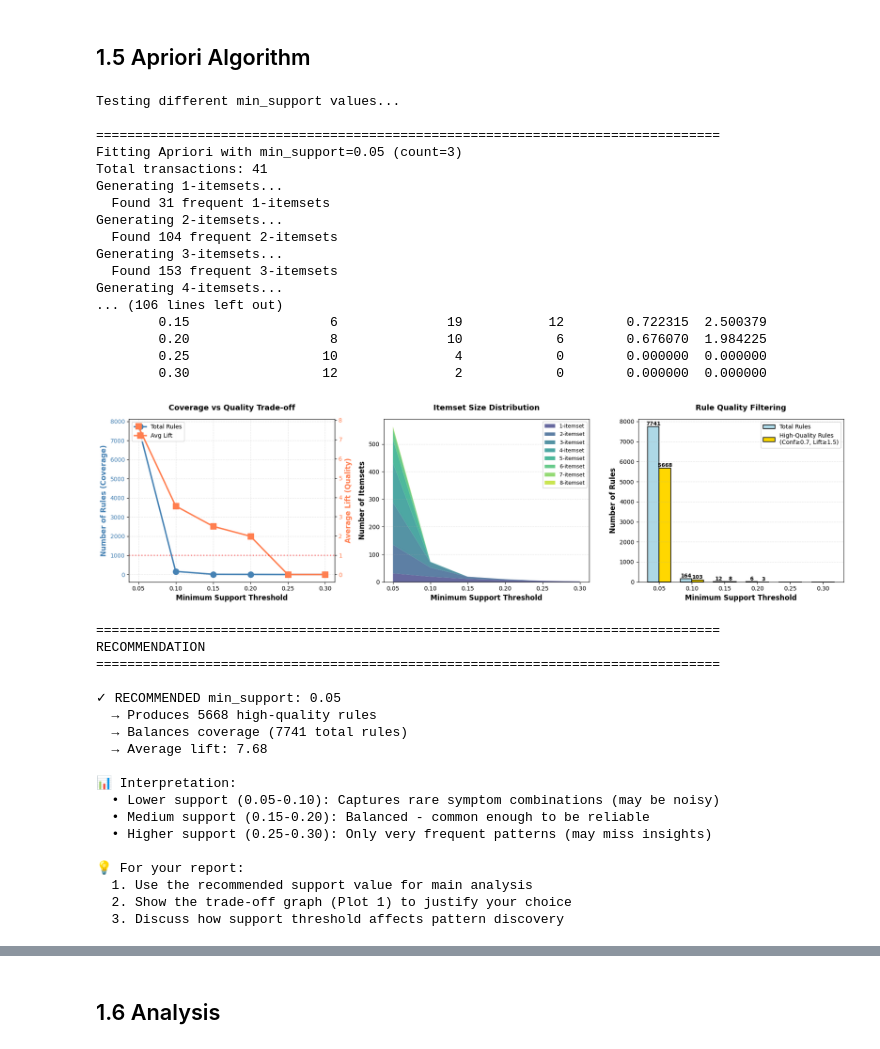
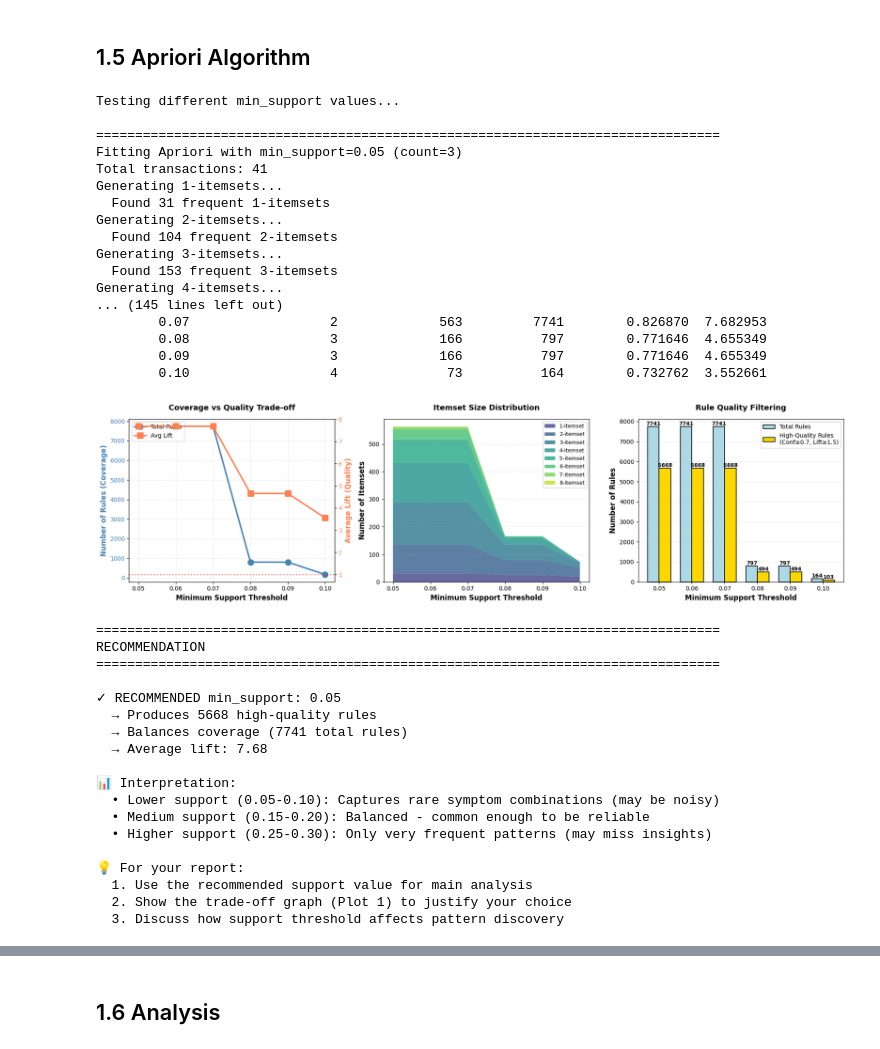
Before and after one commit to xjialu/4020a2, a Jupyter notebook: shao/task1/task1_apriori.ipynb, the cells around one changed output, grey strips where cells are left out. Cells and saved outputs as stored; diff of their text form; code cells hidden in the pictures.

```diff
--- a/shao/task1/task1_apriori.ipynb
+++ b/shao/task1/task1_apriori.ipynb
@@ -54,11 +54,10 @@ def normalize_symptoms(df, normalization_dict):
 
 def merge_disease_symptoms(df):
     """
-    Merge multiple rows per disease into single rows with all symptoms.
+    Merge the disease symptoms
     """
     symptom_cols = [col for col in df.columns if "Symptom" in col]
 
-    # Collect all unique symptoms per disease
     disease_symptoms = {}
     for _, row in df.iterrows():
         disease = row["Disease"]
@@ -68,8 +67,9 @@ def merge_disease_symptoms(df):
             disease_symptoms[disease] = set()
         disease_symptoms[disease].update(symptoms)
 
-    # Create merged dataframe
     merged_data = []
+    max_symptoms = max(len(syms) for syms in disease_symptoms.values())
+
     for disease, symptoms in disease_symptoms.items():
         symptoms_list = sorted(list(symptoms))
         row_dict = {"Disease": disease}
@@ -77,17 +77,16 @@ def merge_disease_symptoms(df):
         for i, symptom in enumerate(symptoms_list, 1):
             row_dict[f"Symptom_{i}"] = symptom
 
+        # Fill remaining columns with NaN
+        for i in range(len(symptoms_list) + 1, max_symptoms + 1):
+            row_dict[f"Symptom_{i}"] = np.nan
+
         merged_data.append(row_dict)
 
     df_merged = pd.DataFrame(merged_data)
 
-    # Ensure all Symptom columns exist
-    for i in range(1, len(df_merged.columns)):
-        if f"Symptom_{i}" not in df_merged.columns:
-            df_merged[f"Symptom_{i}"] = np.nan
-
     # Reorder columns
-    cols = ["Disease"] + [f"Symptom_{i}" for i in range(1, len(df_merged.columns))]
+    cols = ["Disease"] + [f"Symptom_{i}" for i in range(1, max_symptoms + 1)]
     df_merged = df_merged[cols]
 
     return df_merged
@@ -198,7 +197,7 @@ transactions = convert_to_transactions(df_final)
 import pandas as pd
 
 # Define range of min_support values to test
-support_values = [0.05, 0.1, 0.15, 0.2, 0.25, 0.3]
+support_values = [0.05, 0.06, 0.07, 0.08, 0.09, 0.1]
 
 # Store metrics for comparison
 results = []
@@ -431,39 +430,39 @@ print(f"\n✓ RECOMMENDED min_support: {optimal_support}")
 print(f"  → Produces {optimal_rules} high-quality rules")
 print(
     f"  → Balances coverage ({comparison_df.loc[optimal_idx, 'total_rules']} total rules)"
 )
 print(f"  → Average lift: {comparison_df.loc[optimal_idx, 'avg_lift']:.2f}")
 
 print("\n📊 Interpretation:")
 print(
     "  • Lower support (0.05-0.10): Captures rare symptom combinations (may be noisy)"
 )
 print("  • Medium support (0.15-0.20): Balanced - common enough to be reliable")
 print("  • Higher support (0.25-0.30): Only very frequent patterns (may miss insights)")
 
 print("\n💡 For your report:")
 print("  1. Use the recommended support value for main analysis")
 print("  2. Show the trade-off graph (Plot 1) to justify your choice")
 print("  3. Discuss how support threshold affects pattern discovery")
 # %% [output]
 Testing different min_support values...
 
 ================================================================================
 Fitting Apriori with min_support=0.05 (count=3)
 Total transactions: 41
 Generating 1-itemsets...
   Found 31 frequent 1-itemsets
 Generating 2-itemsets...
   Found 104 frequent 2-itemsets
 Generating 3-itemsets...
   Found 153 frequent 3-itemsets
 Generating 4-itemsets...
-... (106 lines left out)
-        0.15                  6              19           12        0.722315  2.500379
-        0.20                  8              10            6        0.676070  1.984225
-        0.25                 10               4            0        0.000000  0.000000
-        0.30                 12               2            0        0.000000  0.000000
+... (145 lines left out)
+        0.07                  2             563         7741        0.826870  7.682953
+        0.08                  3             166          797        0.771646  4.655349
+        0.09                  3             166          797        0.771646  4.655349
+        0.10                  4              73          164        0.732762  3.552661
-[figure, old version]
+[figure, new version]
 ================================================================================
 RECOMMENDATION
 ================================================================================
```
Also changed, not shown: parts of 15 cells of this notebook, 6 other files.
